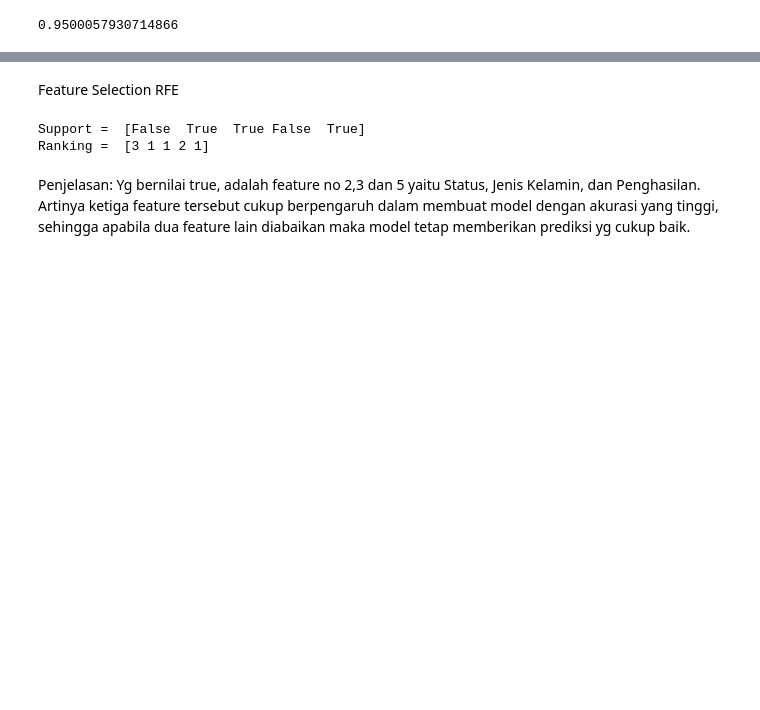
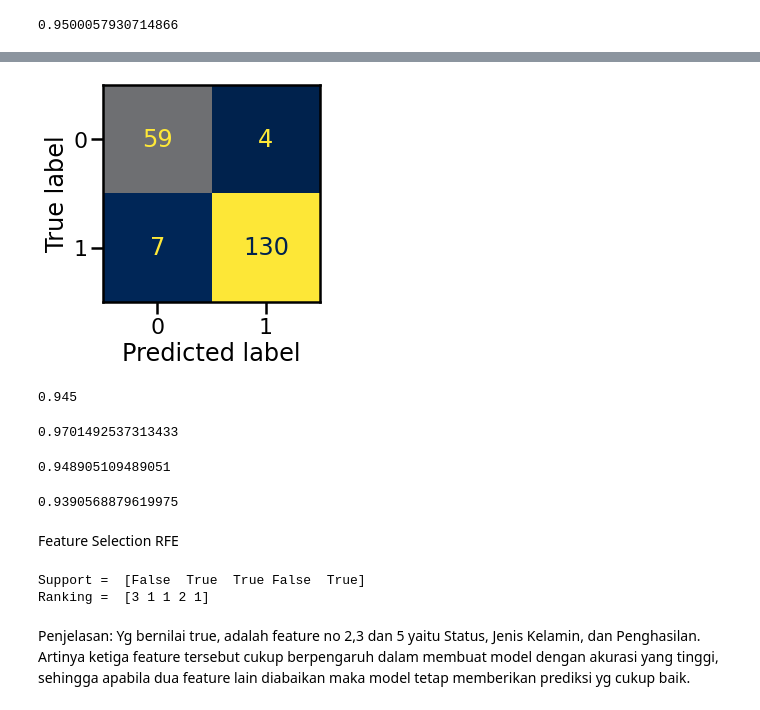
Before and after one commit to amilsiddik/percobaan, a Jupyter notebook: Logistic_Regression_Pertemuan_4.ipynb, the cells around one changed output, grey strips where cells are left out. Cells and saved outputs as stored; diff of their text form; code cells hidden in the pictures; blank space fills up the shorter version.

```diff
--- a/Logistic_Regression_Pertemuan_4.ipynb
+++ b/Logistic_Regression_Pertemuan_4.ipynb
@@ -169,3 +320,42 @@ auc
+# %%
+from imblearn.over_sampling import SMOTE
+
+smote=SMOTE()
+X_train_resampled1, y_train_resampled1 = smote.fit_resample(X_train,y_train)
+# %%
+from sklearn.linear_model import LogisticRegression
+from sklearn.metrics import plot_confusion_matrix
+import seaborn as sns
+
+clf = LogisticRegression().fit(X_train_resampled1, y_train_resampled1)
+y_pred1 = clf.predict(X_test)
+
+sns.set_context("poster")
+
+disp = plot_confusion_matrix(clf, X_test, y_test, cmap='cividis',colorbar=False)
+# %% [output]
+[figure, added]
+# %%
+from sklearn.metrics import accuracy_score
+score=accuracy_score(y_test, y_pred1)
+score
+# %% [output]
+0.945
+# %%
+precision=met.precision_score(y_test,y_pred1)
+precision
+# %% [output]
+0.9701492537313433
+# %%
+recall=met.recall_score(y_test,y_pred1)
+recall
+# %% [output]
+0.948905109489051
+# %%
+auc=met.roc_auc_score(y_test,y_pred)
+auc
+# %% [output]
+0.9390568879619975
 # %% [markdown]
 Feature Selection RFE
 # %%
```
Also changed, not shown: parts of 17 cells of this notebook.
